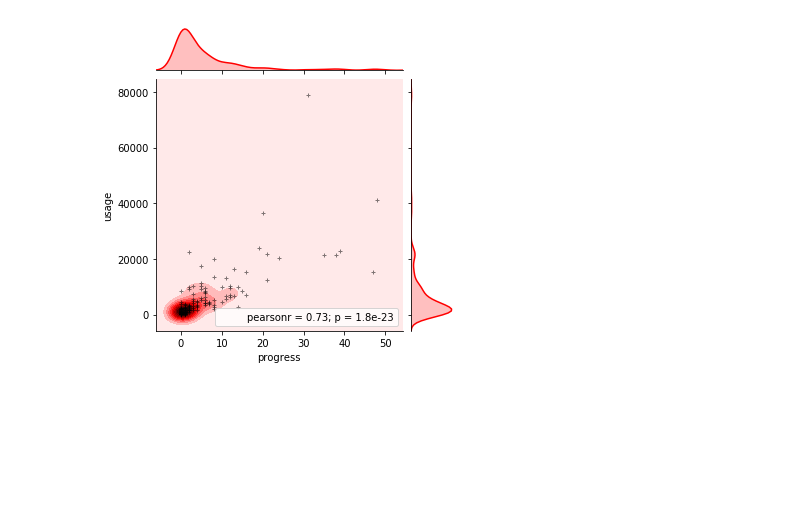
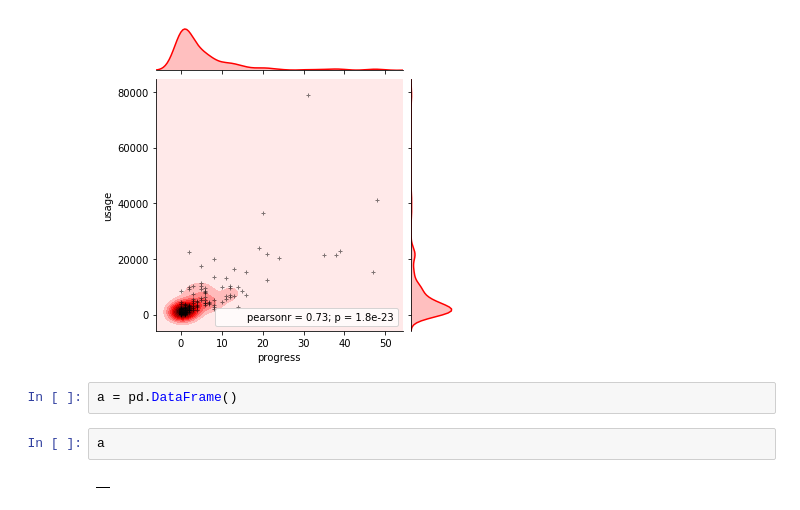
Before and after one commit to vicaws/Whizz, a Jupyter notebook: Code/Churn/Churn/NB_FeatureEngineering.ipynb, the cells around one changed output. Drawn from its saved outputs; the diff is of its cells as text; blank space fills up the shorter version.

```diff
--- a/Code/Churn/Churn/NB_FeatureEngineering.ipynb
+++ b/Code/Churn/Churn/NB_FeatureEngineering.ipynb
@@ -278,3 +216,9 @@ g2.plot_joint(plt.scatter, c="k", s=10, linewidth=1, marker="+", alpha=0.5)
 <seaborn.axisgrid.JointGrid at 0x...>
 [figure]
 [figure]
+# %%
+a = pd.DataFrame()
+# %%
+a
+# %% [output]
+|  |
```
Also changed, not shown: parts of 10 cells of this notebook, 4 other files.
